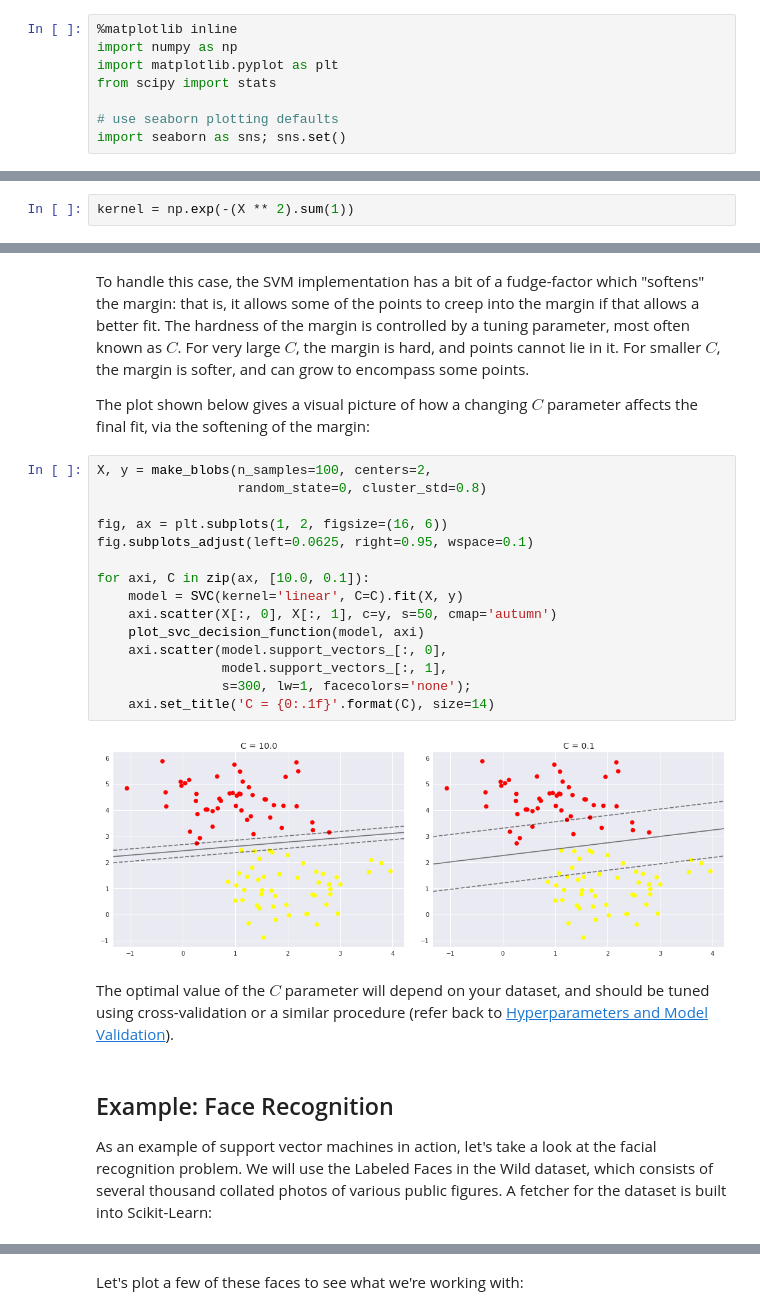
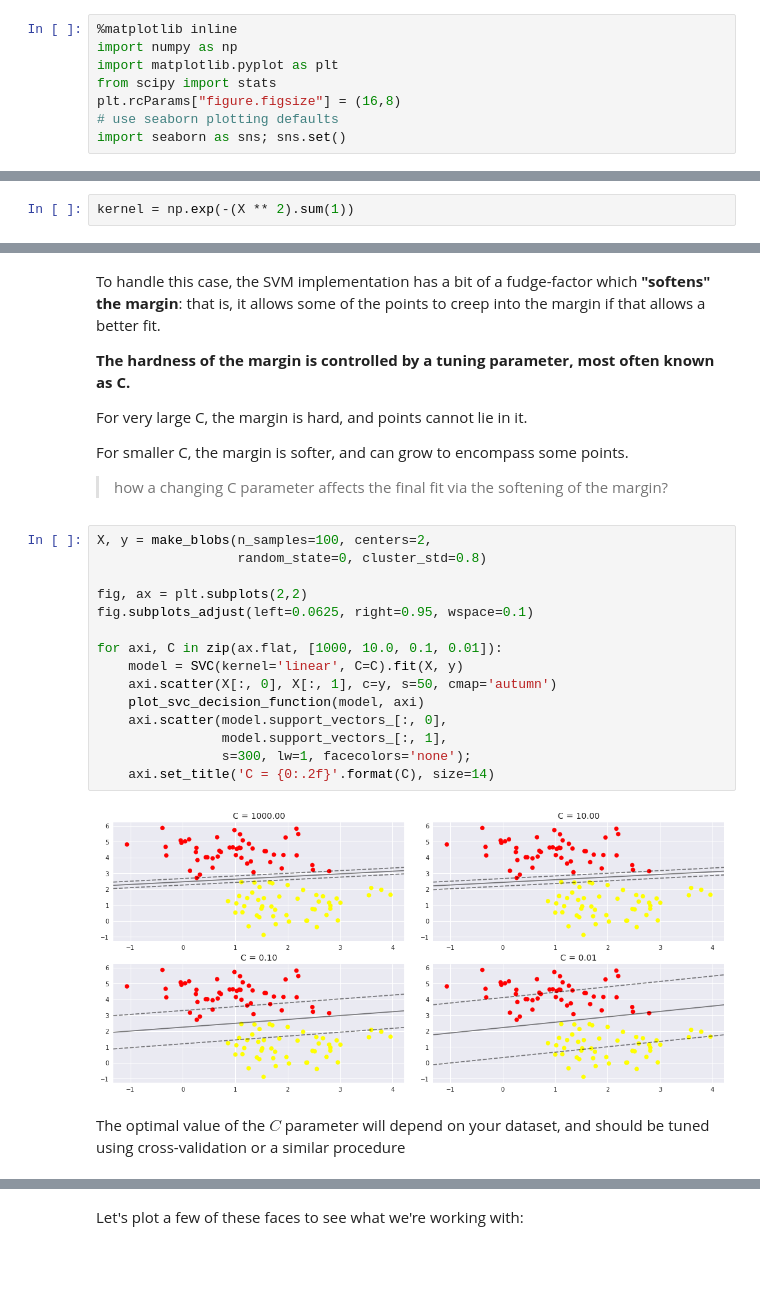
Before and after one commit to karenyyy/data_science, a Jupyter notebook: py_datasci/notebooks/05.07-Support-Vector-Machines.ipynb, the cells around one changed output, grey strips where cells are left out. Saved outputs shown, nothing was run; the diff lists cells and outputs as text; blank space fills up the shorter version.

```diff
--- a/py_datasci/notebooks/05.07-Support-Vector-Machines.ipynb
+++ b/py_datasci/notebooks/05.07-Support-Vector-Machines.ipynb
@@ -5,7 +5,7 @@
 import numpy as np
 import matplotlib.pyplot as plt
 from scipy import stats
-
+plt.rcParams["figure.figsize"] = (16,8)
 # use seaborn plotting defaults
 import seaborn as sns; sns.set()
 # %% [markdown]
@@ -171,32 +158,30 @@ plt.scatter(X[:, 0], X[:, 1], c=y, s=50, cmap='autumn');
 # %% [markdown]
-To handle this case, the SVM implementation has a bit of a fudge-factor which "softens" the margin: that is, it allows some of the points to creep into the margin if that allows a better fit.
-The hardness of the margin is controlled by a tuning parameter, most often known as $C$.
-For very large $C$, the margin is hard, and points cannot lie in it.
-For smaller $C$, the margin is softer, and can grow to encompass some points.
+To handle this case, the SVM implementation has a bit of a fudge-factor which __"softens" the margin__: that is, it allows some of the points to creep into the margin if that allows a better fit.
 
-The plot shown below gives a visual picture of how a changing $C$ parameter affects the final fit, via the softening of the margin:
+
+__The hardness of the margin is controlled by a tuning parameter, most often known as C.__
+
+For very large C, the margin is hard, and points cannot lie in it.
+
+For smaller C, the margin is softer, and can grow to encompass some points.
+
+> how a changing C parameter affects the final fit via the softening of the margin?
 # %%
 X, y = make_blobs(n_samples=100, centers=2,
                   random_state=0, cluster_std=0.8)
 
-fig, ax = plt.subplots(1, 2, figsize=(16, 6))
+fig, ax = plt.subplots(2,2)
 fig.subplots_adjust(left=0.0625, right=0.95, wspace=0.1)
 
-for axi, C in zip(ax, [10.0, 0.1]):
+for axi, C in zip(ax.flat, [1000, 10.0, 0.1, 0.01]):
     model = SVC(kernel='linear', C=C).fit(X, y)
     axi.scatter(X[:, 0], X[:, 1], c=y, s=50, cmap='autumn')
     plot_svc_decision_function(model, axi)
     axi.scatter(model.support_vectors_[:, 0],
                 model.support_vectors_[:, 1],
                 s=300, lw=1, facecolors='none');
-    axi.set_title('C = {0:.1f}'.format(C), size=14)
+    axi.set_title('C = {0:.2f}'.format(C), size=14)
 # %% [output]
-[figure, old version]
+[figure, new version]
 # %% [markdown]
-The optimal value of the $C$ parameter will depend on your dataset, and should be tuned using cross-validation or a similar procedure (refer back to [Hyperparameters and Model Validation](05.03-Hyperparameters-and-Model-Validation.ipynb)).
+The optimal value of the $C$ parameter will depend on your dataset, and should be tuned using cross-validation or a similar procedure
-# %% [markdown]
-## Example: Face Recognition
-
-As an example of support vector machines in action, let's take a look at the facial recognition problem.
-We will use the Labeled Faces in the Wild dataset, which consists of several thousand collated photos of various public figures.
-A fetcher for the dataset is built into Scikit-Learn:
```
Also changed, not shown: parts of 30 cells of this notebook, 13 other files.
